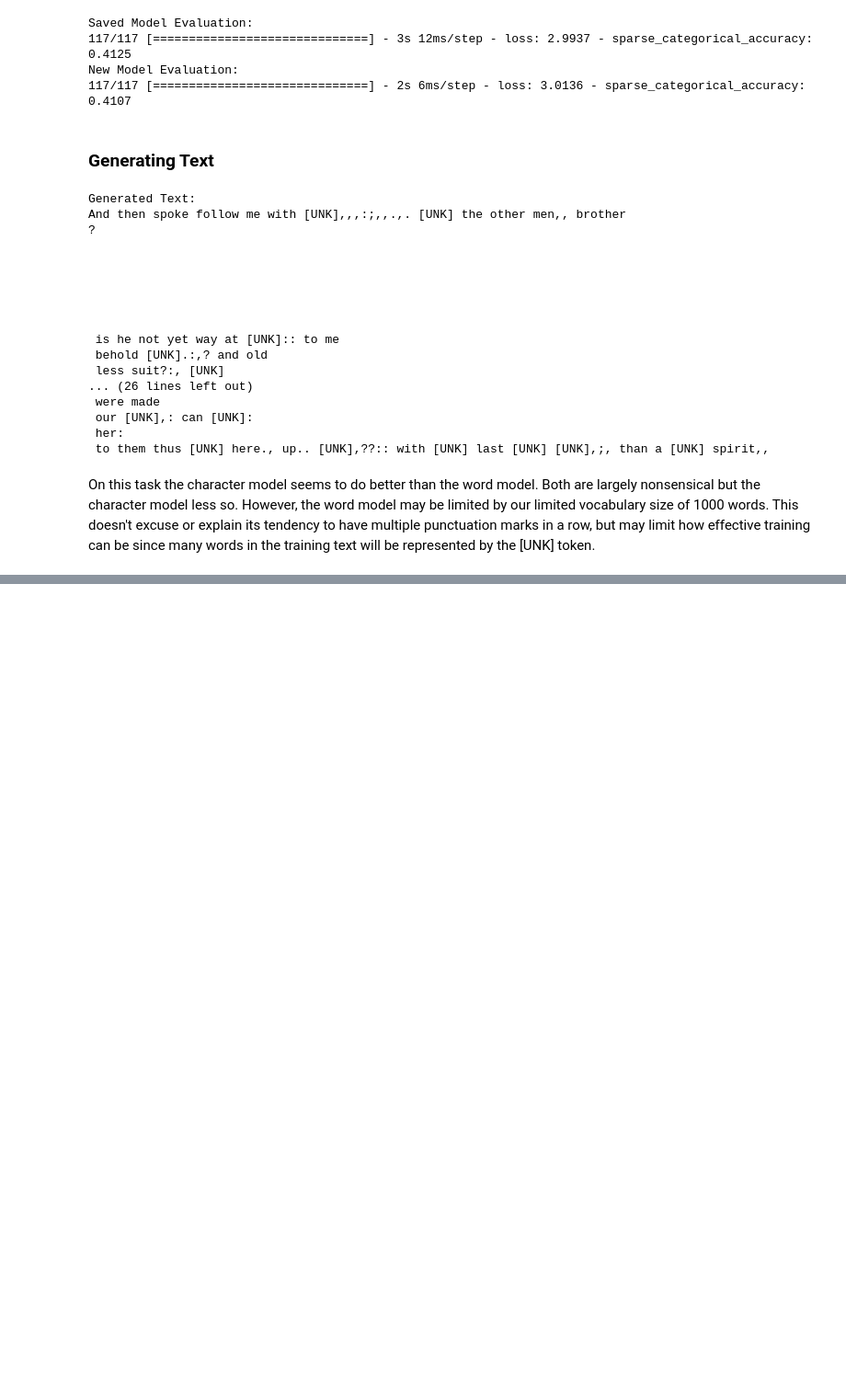
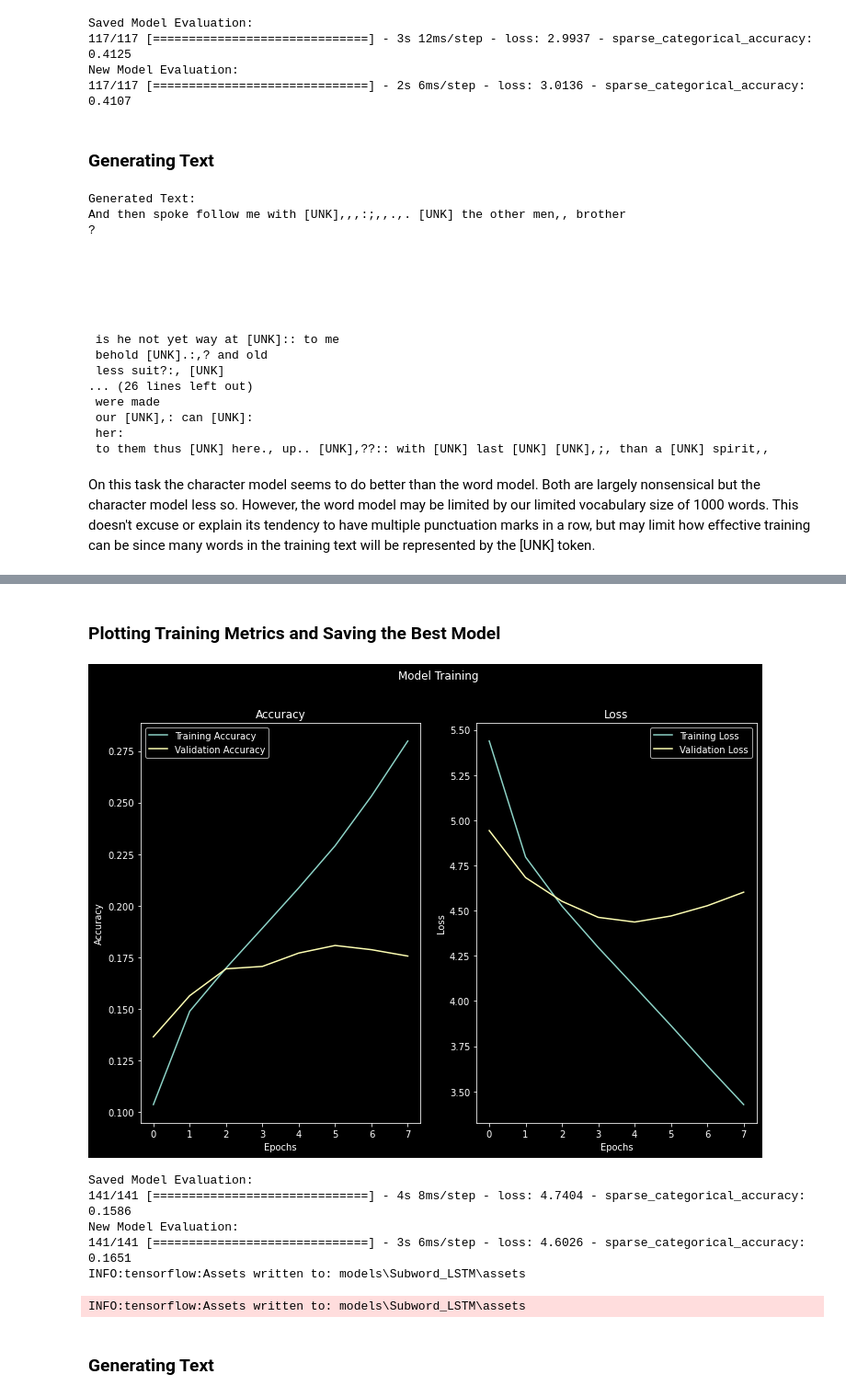
Before and after one commit to SimonF24/TensorFlow_Tutorials, a Jupyter notebook: Natural Language Processing/Text Generation/Shakespeare/shakespeare.ipynb, the cells around one changed output, grey strips where cells are left out. Shown at 92% size. Cells and saved outputs as stored; diff of their text form; code cells hidden in the pictures; blank space fills up the shorter version.

Commit message:
Adding subword approach to shakespeare dataset

```diff
--- a/Natural Language Processing/Text Generation/Shakespeare/shakespeare.ipynb
+++ b/Natural Language Processing/Text Generation/Shakespeare/shakespeare.ipynb
@@ -49,6 +51,8 @@ def save_best_model(model, test_ds, filename):
         if new_model_metrics['loss'] < saved_model_metrics['loss']:
             model.save(filename, save_traces=False)
     else:
+        print('New Model Evaluation:')
+        model_metrics = model.evaluate(test_ds)
         model.save(filename, save_traces=False)
 # %% [markdown]
 ## Character Based Approach
@@ -368,0 +431,24 @@ On this task the character model seems to do better than the word model. Both ar
+# %%
+# Best Model
+# subword_model = tf.keras.Sequential([
+#     tf.keras.layers.Embedding(
+#         input_dim=subword_vocab_size,
+#         output_dim=64
+#     ),
+#     tf.keras.layers.Bidirectional(tf.keras.layers.LSTM(256)),
+#     tf.keras.layers.Dense(subword_vocab_size)
+# ])
+
+subword_model = tf.keras.Sequential([
+    tf.keras.layers.Embedding(
+        input_dim=subword_vocab_size,
+        output_dim=64
+    ),
+    tf.keras.layers.Bidirectional(tf.keras.layers.LSTM(256)),
+    tf.keras.layers.Dense(subword_vocab_size)
+])
+subword_model.compile(
+    loss=tf.keras.losses.SparseCategoricalCrossentropy(from_logits=True),
+    metrics=[tf.keras.metrics.SparseCategoricalAccuracy()],
+    optimizer=tf.keras.optimizers.Adam()
+)
@@ -368,0 +457,13 @@ On this task the character model seems to do better than the word model. Both ar
+# %%
+early_stopping_callback = tf.keras.callbacks.EarlyStopping(
+    mode='min',
+    monitor='val_loss',
+    patience=3,
+    restore_best_weights=True
+)
+subword_history = subword_model.fit(
+    subword_train_ds,
+    callbacks=[early_stopping_callback],
+    epochs=100,
+    validation_data=subword_validation_ds
+)
@@ -368,0 +487,15 @@ On this task the character model seems to do better than the word model. Both ar
+# %% [markdown]
+### Plotting Training Metrics and Saving the Best Model
+# %%
+plot_training_metrics(subword_history)
+save_best_model(subword_model, subword_test_ds, 'models\\Subword_LSTM')
+# %% [output]
+[figure, added]
+Saved Model Evaluation:
+141/141 [==============================] - 4s 8ms/step - loss: 4.7404 - sparse_categorical_accuracy: 0.1586
+New Model Evaluation:
+141/141 [==============================] - 3s 6ms/step - loss: 4.6026 - sparse_categorical_accuracy: 0.1651
+INFO:tensorflow:Assets written to: models\Subword_LSTM\assets
+INFO:tensorflow:Assets written to: models\Subword_LSTM\assets
+# %% [markdown]
+### Generating Text
```
Also changed, not shown: parts of 12 cells of this notebook, 1 other file.
